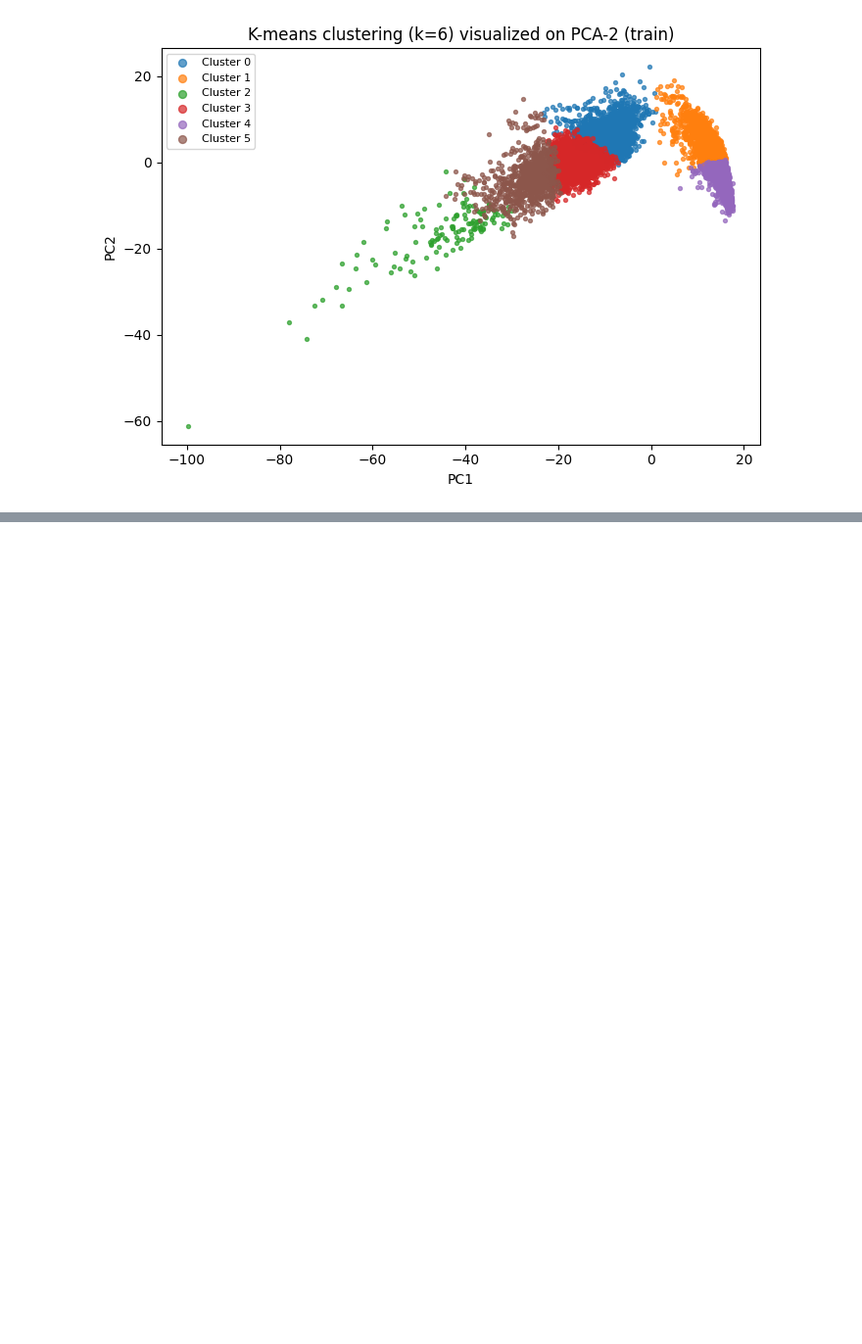
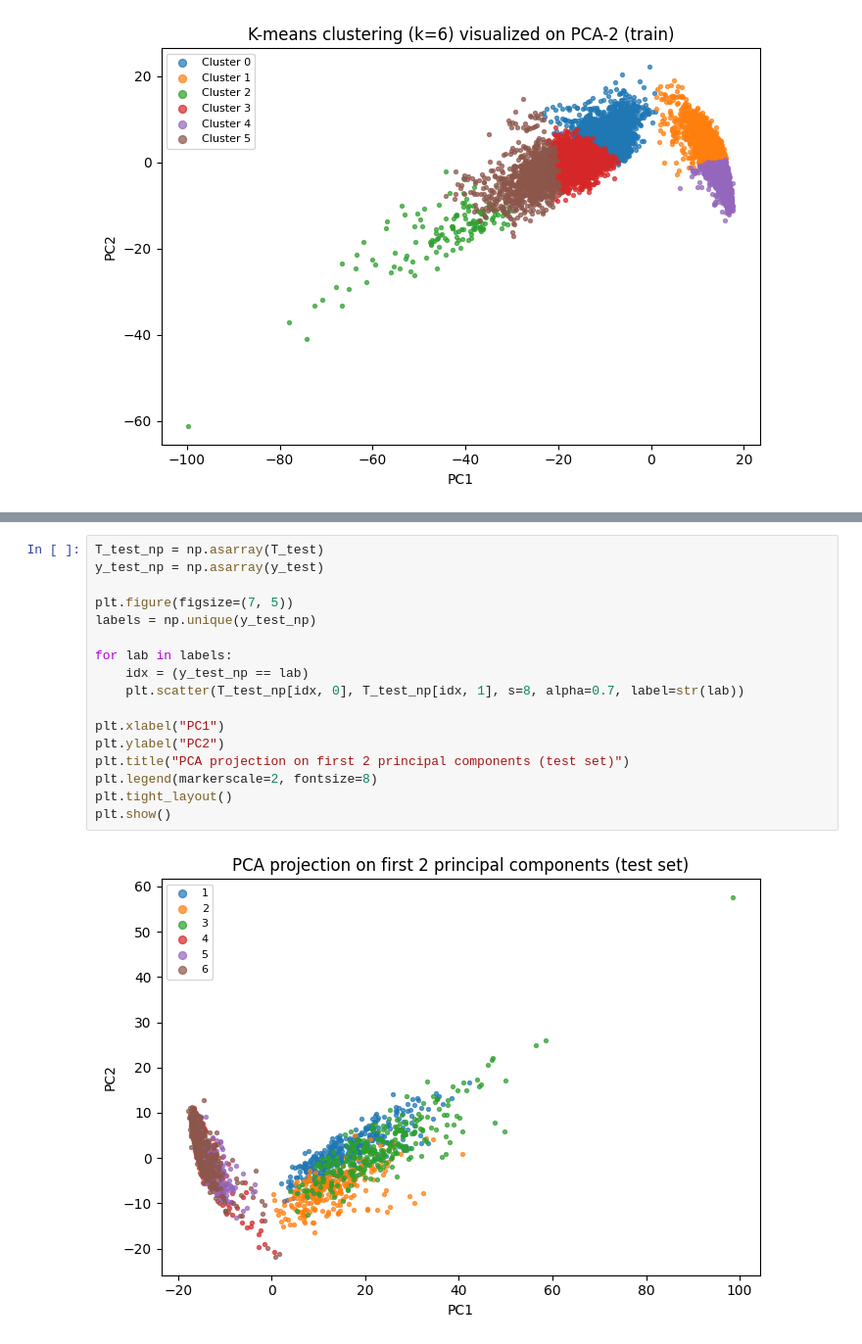
Before and after one commit to tasosger/ml_assignment, a Jupyter notebook: ml_assignment.ipynb, the cells around one changed output, grey strips where cells are left out. Shown at 98% size. Saved outputs shown, nothing was run; the diff lists cells and outputs as text; blank space fills up the shorter version.

```diff
--- a/ml_assignment.ipynb
+++ b/ml_assignment.ipynb
@@ -825,0 +880,19 @@ Explained variance (PC1+PC2): 0.570
+# %%
+T_test_np = np.asarray(T_test)
+y_test_np = np.asarray(y_test)
+
+plt.figure(figsize=(7, 5))
+labels = np.unique(y_test_np)
+
+for lab in labels:
+    idx = (y_test_np == lab)
+    plt.scatter(T_test_np[idx, 0], T_test_np[idx, 1], s=8, alpha=0.7, label=str(lab))
+
+plt.xlabel("PC1")
+plt.ylabel("PC2")
+plt.title("PCA projection on first 2 principal components (test set)")
+plt.legend(markerscale=2, fontsize=8)
+plt.tight_layout()
+plt.show()
+# %% [output]
+[figure, added]
```
Also changed, not shown: parts of 19 cells of this notebook.
